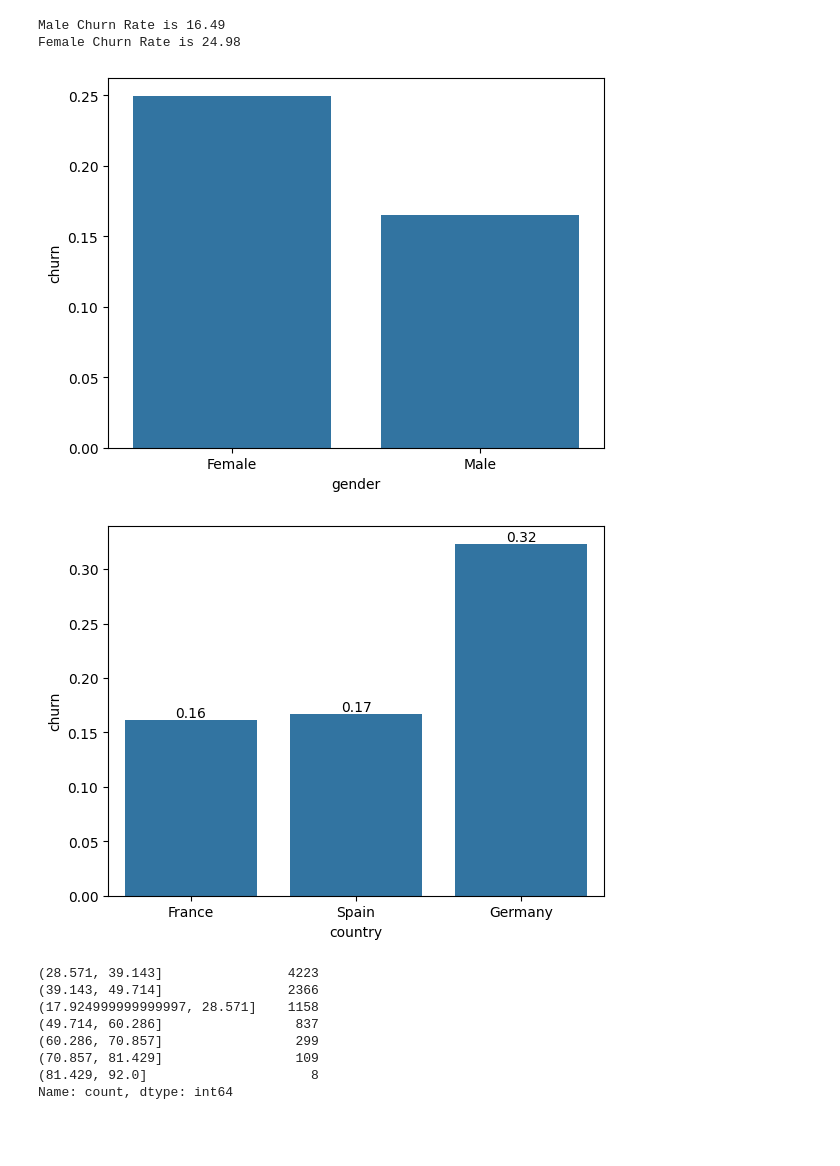
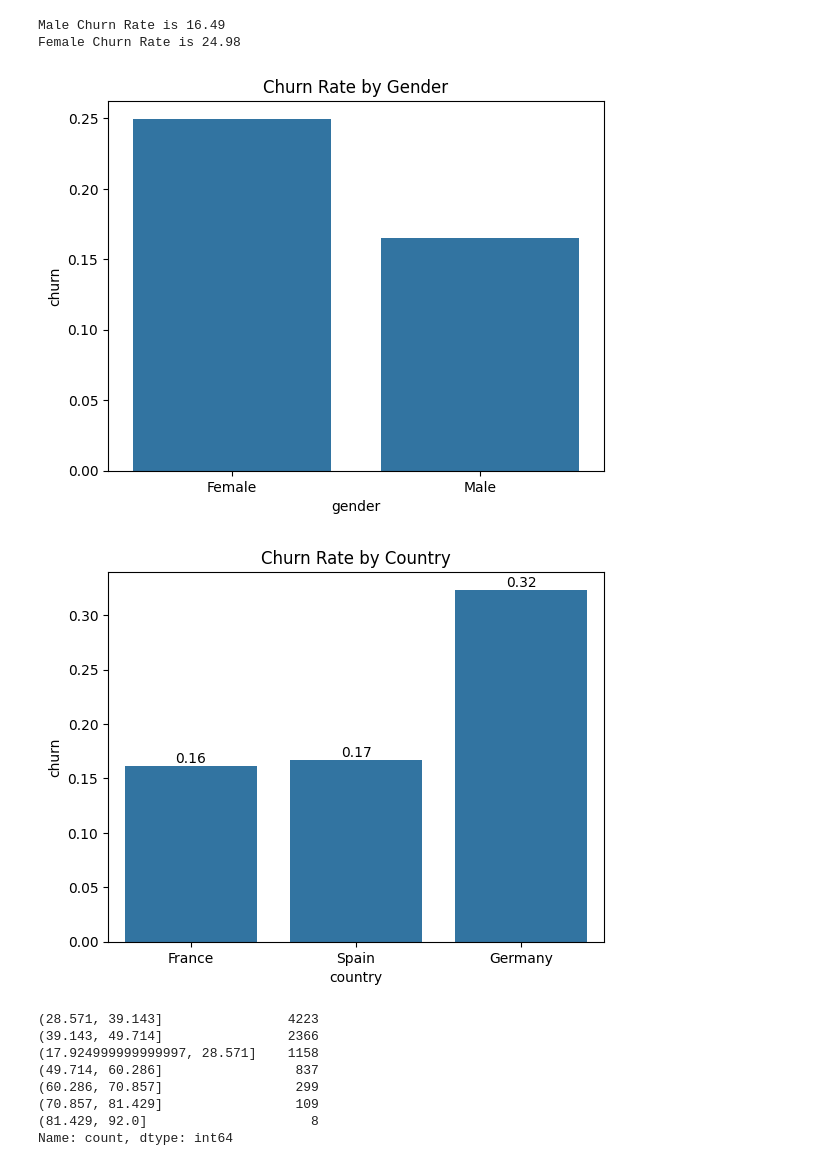
Before and after one commit to mihai20022/EuroBank_International, a Jupyter notebook: notebooks/2_exploratory_data_analysis.ipynb, the cells around one changed output. Drawn from its saved outputs; the diff is of its cells as text; code cells hidden in the pictures; blank space fills up the shorter version.

```diff
--- a/notebooks/2_exploratory_data_analysis.ipynb
+++ b/notebooks/2_exploratory_data_analysis.ipynb
@@ -40,17 +40,22 @@ Male Churn Rate is 16.49
 Female Churn Rate is 24.98
 # %%
 sns.barplot(data=df, x='gender', y='churn',errorbar=None)
+plt.title('Churn Rate by Gender')
+plt.savefig('../outputs/figures/exploratory_data_analysis/churn_rate_by_column/churn_rate_by_gender.png', dpi=300, bbox_inches='tight')
 plt.show()
 # %% [output]
-[figure, old version]
+[figure, new version]
 # %%
 ax = sns.barplot(data=df, x='country', y='churn', estimator='mean', errorbar=None)
 
 for container in ax.containers:
     ax.bar_label(container=container, fmt='%.2f', label_type='edge')
+
+plt.title('Churn Rate by Country')
+plt.savefig('../outputs/figures/exploratory_data_analysis/churn_rate_by_column/churn_rate_by_country.png', dpi=300, bbox_inches='tight')
 plt.show()
 # %% [output]
-[figure, old version]
+[figure, new version]
 # %%
 df['age'].value_counts(bins=7)
 # %% [output]
```
Also changed, not shown: parts of 9 cells of this notebook, 5 other files.
